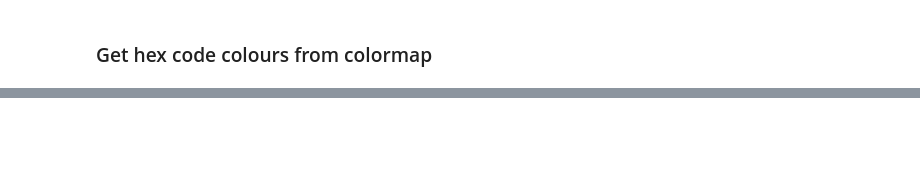
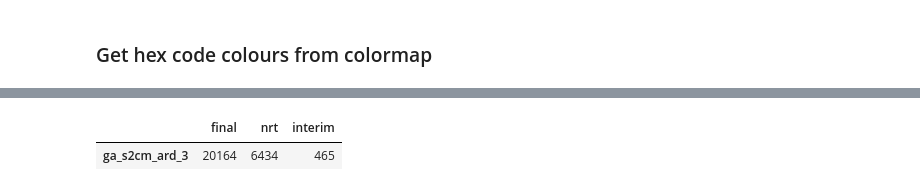
Before and after one commit to GeoscienceAustralia/dea-intertidal, a Jupyter notebook: notebooks/experimental/OWS_styling.ipynb, the cells around one changed output, grey strips where cells are left out. Drawn from its saved outputs; the diff is of its cells as text; code cells hidden in the pictures; blank space fills up the shorter version.

```diff
--- a/notebooks/experimental/OWS_styling.ipynb
+++ b/notebooks/experimental/OWS_styling.ipynb
@@ -1435,3 +1628,31 @@ Band 1 Block=75x27 Type=Float32, ColorInterp=Gray
 # Center      (  496000.000,-1648000.000) (136d35'18.40"E, 15d25'58.28"S)
 # Band 1 Block=512x512 Type=Float32, ColorInterp=Gray
 #   Overviews: 400x400, 200x200, 100x100
+# %%
+import pandas as pd
+import datacube
+
+# dc = datacube.Datacube()
+
+config = {
+    'db_hostname': 'dea-dev-eks-proxy-share.endpoint.proxy-cxhoeczwhtar.ap-southeast-2.rds.amazonaws.com',
+    'db_database': 'odc',
+    'db_username': 'sandbox_reader',
+    'db_password': 'ZWGRrBLmRs9WqTIj'
+}
+dc = datacube.Datacube(config=config)
+
+product_dict = {
+    product: {maturity: dc.index.datasets.count(product=product, dataset_maturity=maturity)
+              for maturity in ["final", "nrt", "interim"]}
+    for product in [
+        # "ga_s2am_ard_3",
+        # "ga_s2bm_ard_3",
+        "ga_s2cm_ard_3",
+    ]
+}
+
+pd.DataFrame.from_dict(product_dict).T
+# %% [output]
+|  | final | nrt | interim |
+| ga_s2cm_ard_3 | 20164 | 6434 | 465 |
```
Also changed, not shown: parts of 38 cells of this notebook, 5 other files.
